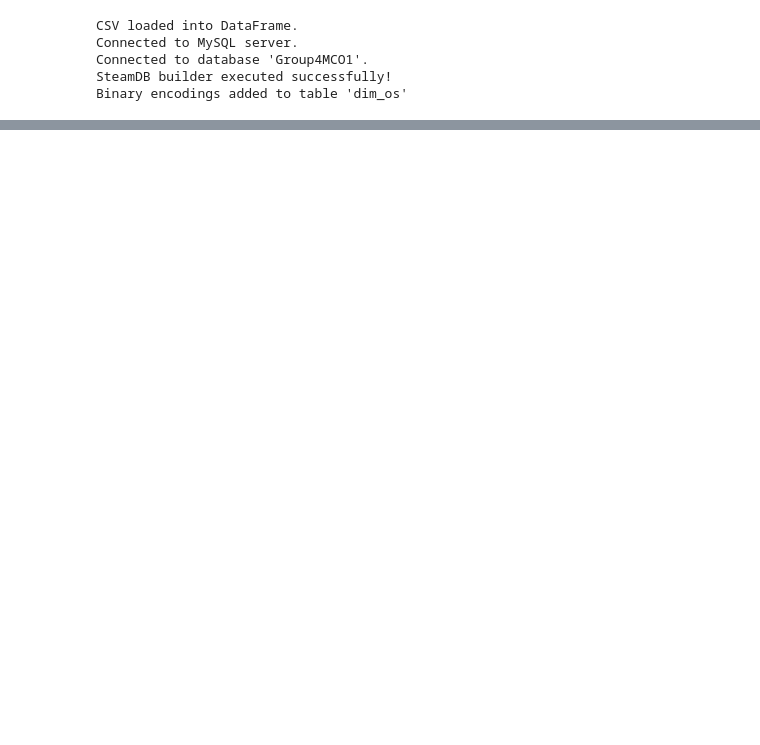
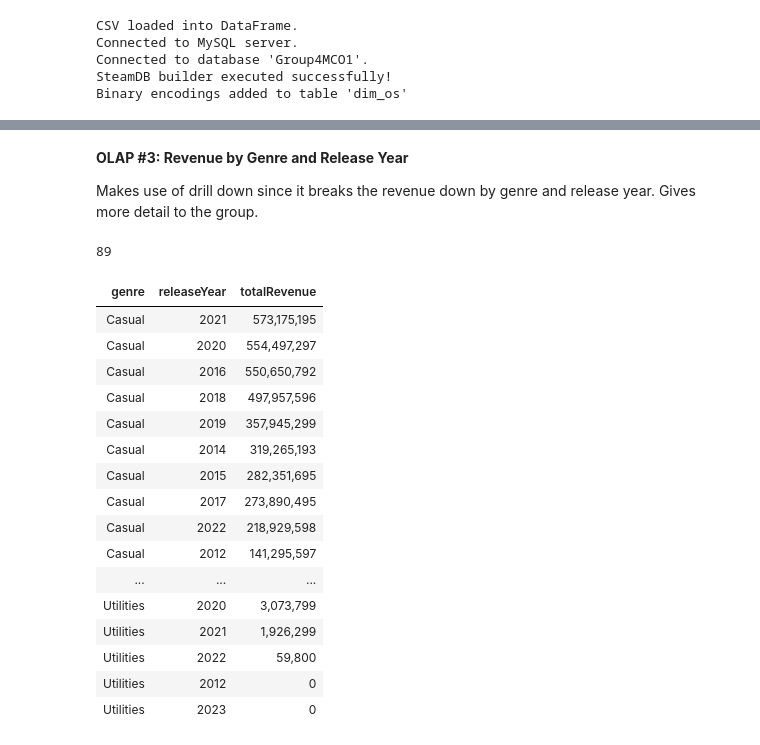
Before and after one commit to carl-yap/STADVDB-Group4MCO, a Jupyter notebook: MCO1.ipynb, the cells around one changed output, grey strips where cells are left out. Saved outputs shown, nothing was run; the diff lists cells and outputs as text; code cells hidden in the pictures; blank space fills up the shorter version.

```diff
--- a/MCO1.ipynb
+++ b/MCO1.ipynb
@@ -58,0 +260,42 @@ db.execute_sql("SELECT DISTINCT osID from fact_gamemetrics")
+# %% [markdown]
+**OLAP #3: Revenue by Genre and Release Year**
+
+Makes use of drill down since it breaks the revenue down by genre and release year. Gives more detail to the group.
+# %%
+temp['releaseYear'].count()
+# %% [output]
+89
+# %%
+unique_genres = ["Casual", "Video Production", "Tutorial", "Indie", "Strategy", "Sports", "Design & Illustration", "Simulation", "Free to Play", "Education", "Early Access", "Racing", "Gore", "Documentary", "Game Development", "RPG", "Photo Editing", "Web Publishing", "Movie", "Adventure", "360 Video", "Short", "Action", "Massively Multiplayer", "Software Training", "Free To Play", "Animation & Modeling", "Utilities", "Episodic", "Audio Production", "Nudity", "Accounting", "Violent", "Sexual Content"]
+res = []
+
+for genre in unique_genres:
+    temp = db.execute_sql(f"""
+        SELECT YEAR(g.releaseDate) AS releaseYear, SUM(f.price * f.estimatedOwners) AS totalRevenue
+        FROM fact_GameMetrics f
+        JOIN dim_game g ON f.gameID = g.gameID
+        WHERE MATCH(g.genres) AGAINST('{genre}' IN NATURAL LANGUAGE MODE)
+        GROUP BY YEAR(g.releaseDate)
+        ORDER BY totalRevenue DESC
+    """, with_results=True)
+    for i in range(temp['releaseYear'].count()):
+        res += [{'genre': genre, 'releaseYear': temp['releaseYear'][i], 'totalRevenue': f"{int(temp['totalRevenue'][i]):,}"}]
+display_scrollable_table(pd.DataFrame(res), vertical=True)
+# %% [output]
+| genre | releaseYear | totalRevenue |
+| Casual | 2021 | 573,175,195 |
+| Casual | 2020 | 554,497,297 |
+| Casual | 2016 | 550,650,792 |
+| Casual | 2018 | 497,957,596 |
+| Casual | 2019 | 357,945,299 |
+| Casual | 2014 | 319,265,193 |
+| Casual | 2015 | 282,351,695 |
+| Casual | 2017 | 273,890,495 |
+| Casual | 2022 | 218,929,598 |
+| Casual | 2012 | 141,295,597 |
+| ... | ... | ... |
+| Utilities | 2020 | 3,073,799 |
+| Utilities | 2021 | 1,926,299 |
+| Utilities | 2022 | 59,800 |
+| Utilities | 2012 | 0 |
+| Utilities | 2023 | 0 |
```
Also changed, not shown: parts of 18 cells of this notebook, 2 other files.
